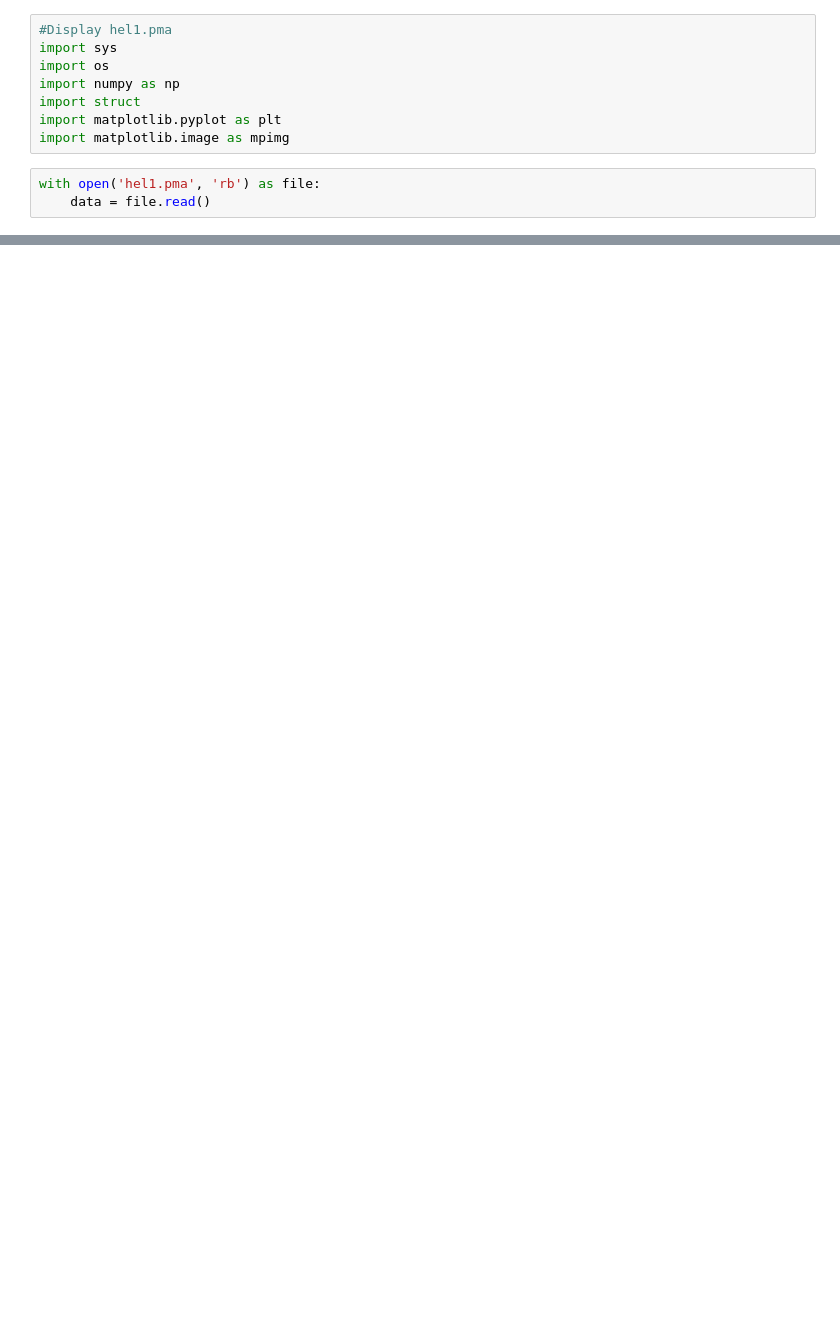
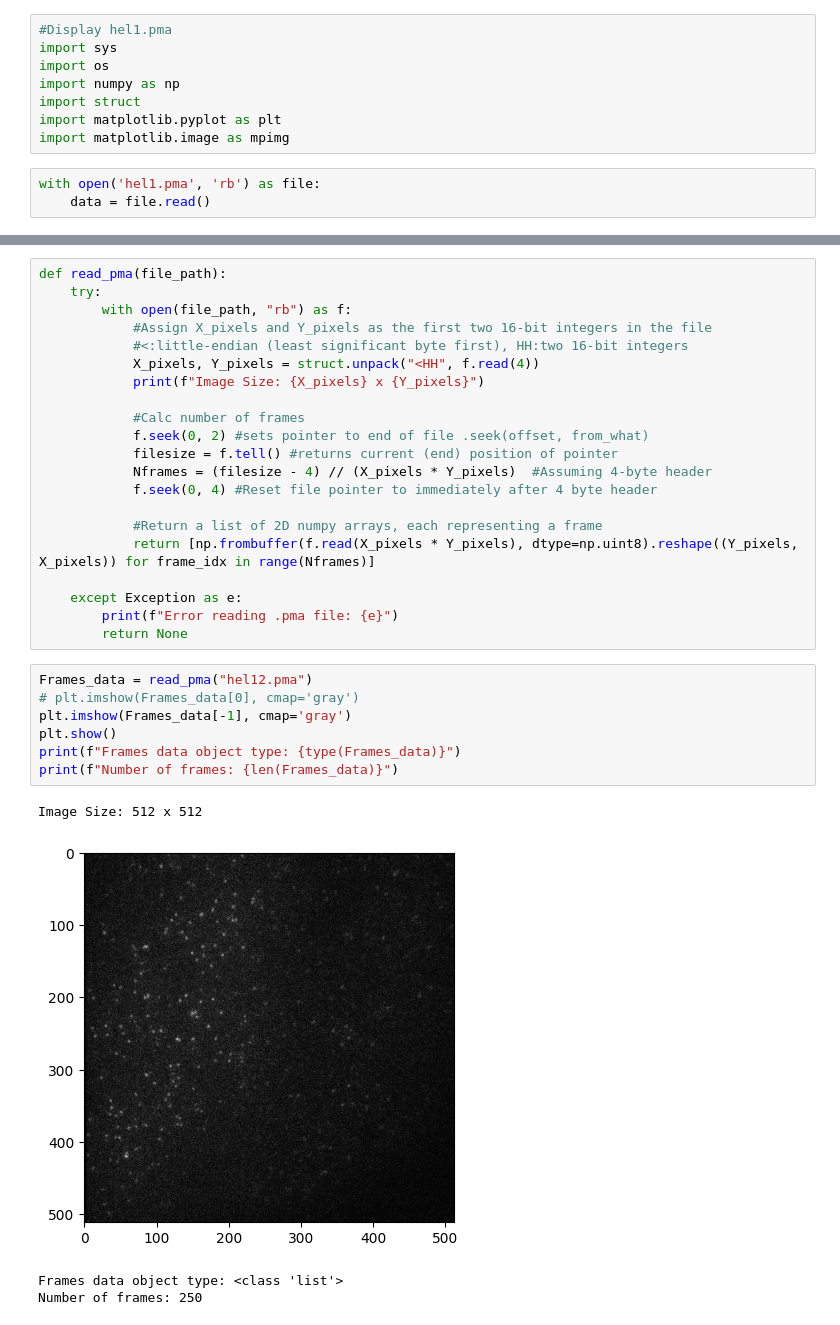
Before and after one commit to ljhason/smImaging-Exploration, a Jupyter notebook: pma_open.ipynb, the cells around one changed output, grey strips where cells are left out. Drawn from its saved outputs; the diff is of its cells as text; blank space fills up the shorter version.

```diff
--- a/pma_open.ipynb
+++ b/pma_open.ipynb
@@ -50,0 +68,33 @@ Image Size: 512 x 512
+# %%
+def read_pma(file_path):
+    try:
+        with open(file_path, "rb") as f:
+            #Assign X_pixels and Y_pixels as the first two 16-bit integers in the file
+            #<:little-endian (least significant byte first), HH:two 16-bit integers
+            X_pixels, Y_pixels = struct.unpack("<HH", f.read(4))
+            print(f"Image Size: {X_pixels} x {Y_pixels}")
+
+            #Calc number of frames
+            f.seek(0, 2) #sets pointer to end of file .seek(offset, from_what)
+            filesize = f.tell() #returns current (end) position of pointer
+            Nframes = (filesize - 4) // (X_pixels * Y_pixels)  #Assuming 4-byte header
+            f.seek(0, 4) #Reset file pointer to immediately after 4 byte header
+
+            #Return a list of 2D numpy arrays, each representing a frame
+            return [np.frombuffer(f.read(X_pixels * Y_pixels), dtype=np.uint8).reshape((Y_pixels, X_pixels)) for frame_idx in range(Nframes)]
+
+    except Exception as e:
+        print(f"Error reading .pma file: {e}")
+        return None
+# %%
+Frames_data = read_pma("hel12.pma")
+# plt.imshow(Frames_data[0], cmap='gray')
+plt.imshow(Frames_data[-1], cmap='gray')
+plt.show()
+print(f"Frames data object type: {type(Frames_data)}")
+print(f"Number of frames: {len(Frames_data)}")
+# %% [output]
+Image Size: 512 x 512
+[figure, added]
+Frames data object type: <class 'list'>
+Number of frames: 250
```
Also changed, not shown: parts of 3 cells of this notebook.
